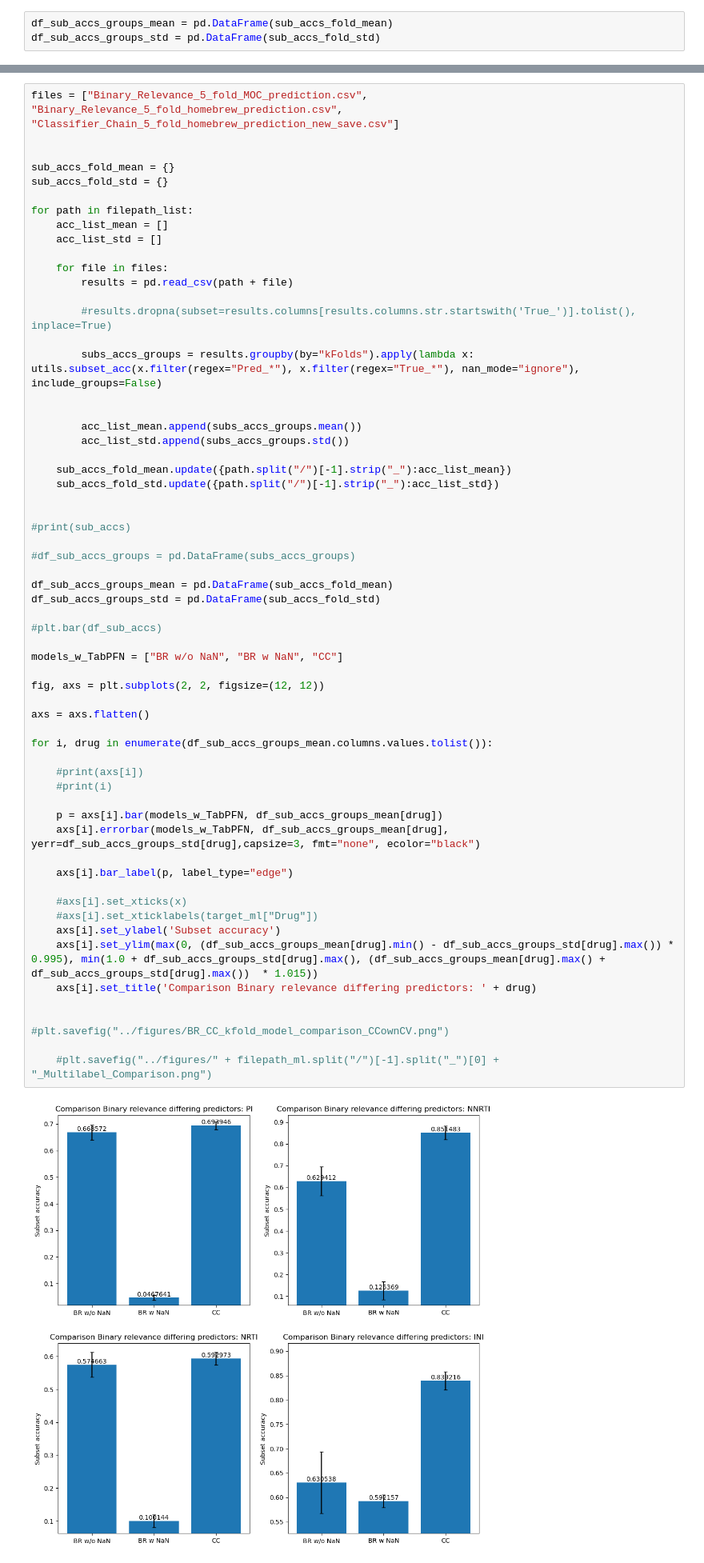
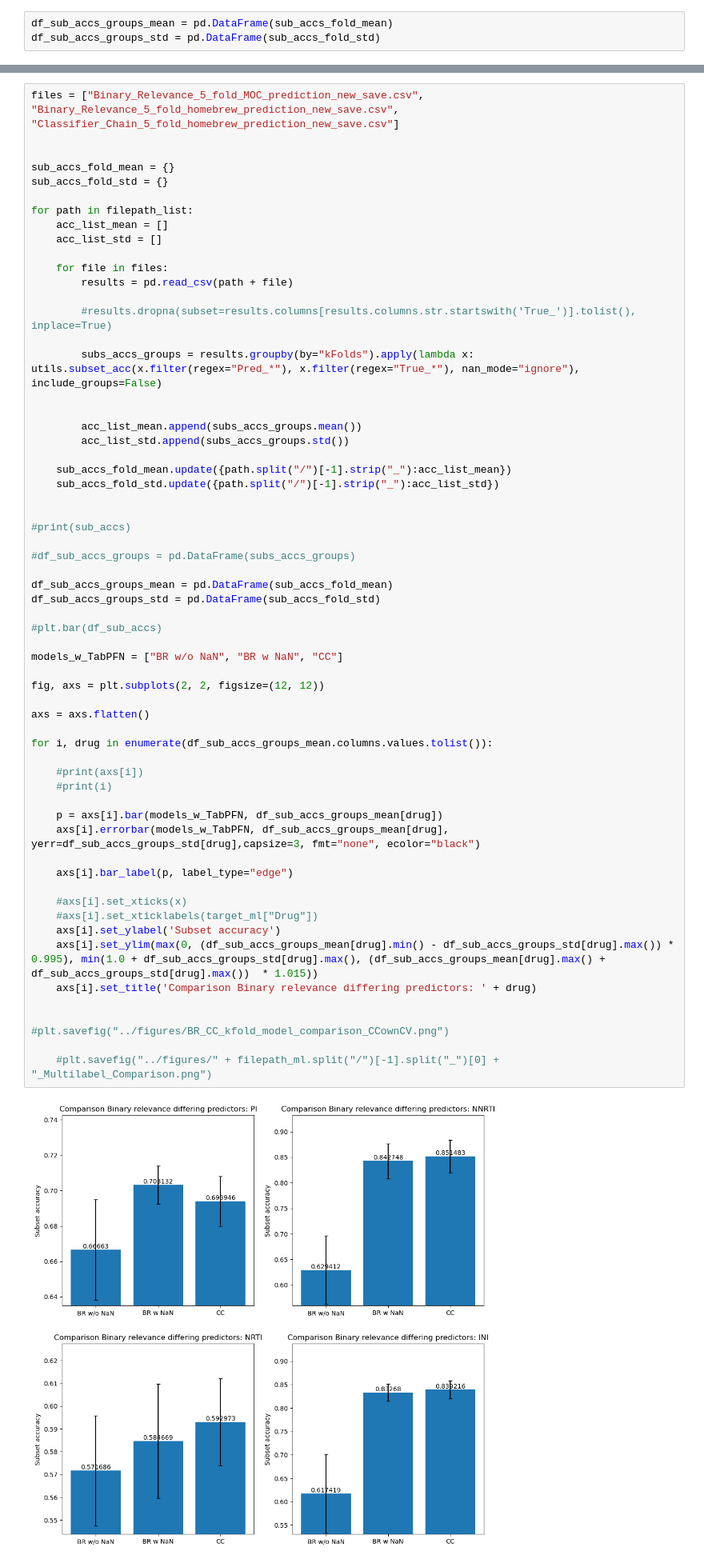
Before and after one commit to FloAvis/Masterthesis_TabPFN_HIV, a Jupyter notebook: statistics/BR_CC_statistics.ipynb, the cells around one changed output, grey strips where cells are left out. Shown at 80% size. Saved outputs shown, nothing was run; the diff lists cells and outputs as text.

```diff
--- a/statistics/BR_CC_statistics.ipynb
+++ b/statistics/BR_CC_statistics.ipynb
@@ -389,7 +389,7 @@ plt.savefig("../figures/BR_CC_kfold_model_comparison_woNaN.png")
 # %% [output]
 [figure]
 # %%
-files = ["Binary_Relevance_5_fold_MOC_prediction.csv", "Binary_Relevance_5_fold_homebrew_prediction.csv", "Classifier_Chain_5_fold_homebrew_prediction_new_save.csv"]
+files = ["Binary_Relevance_5_fold_MOC_prediction_new_save.csv", "Binary_Relevance_5_fold_homebrew_prediction_new_save.csv", "Classifier_Chain_5_fold_homebrew_prediction_new_save.csv"]
 
 
 sub_accs_fold_mean = {}
@@ -423,31 +423,31 @@ df_sub_accs_groups_std = pd.DataFrame(sub_accs_fold_std)
 
 #plt.bar(df_sub_accs)
 
 models_w_TabPFN = ["BR w/o NaN", "BR w NaN", "CC"]
 
 fig, axs = plt.subplots(2, 2, figsize=(12, 12))
 
 axs = axs.flatten()
 
 for i, drug in enumerate(df_sub_accs_groups_mean.columns.values.tolist()):
 
     #print(axs[i])
     #print(i)
 
     p = axs[i].bar(models_w_TabPFN, df_sub_accs_groups_mean[drug])
     axs[i].errorbar(models_w_TabPFN, df_sub_accs_groups_mean[drug], yerr=df_sub_accs_groups_std[drug],capsize=3, fmt="none", ecolor="black")
 
     axs[i].bar_label(p, label_type="edge")
 
     #axs[i].set_xticks(x)
     #axs[i].set_xticklabels(target_ml["Drug"])
     axs[i].set_ylabel('Subset accuracy')
     axs[i].set_ylim(max(0, (df_sub_accs_groups_mean[drug].min() - df_sub_accs_groups_std[drug].max()) * 0.995), min(1.0 + df_sub_accs_groups_std[drug].max(), (df_sub_accs_groups_mean[drug].max() + df_sub_accs_groups_std[drug].max())  * 1.015))
     axs[i].set_title('Comparison Binary relevance differing predictors: ' + drug)
 
 
 #plt.savefig("../figures/BR_CC_kfold_model_comparison_CCownCV.png")
 
     #plt.savefig("../figures/" + filepath_ml.split("/")[-1].split("_")[0] + "_Multilabel_Comparison.png")
 # %% [output]
-[figure, old version]
+[figure, new version]
```
Also changed, not shown: 1 other file.
